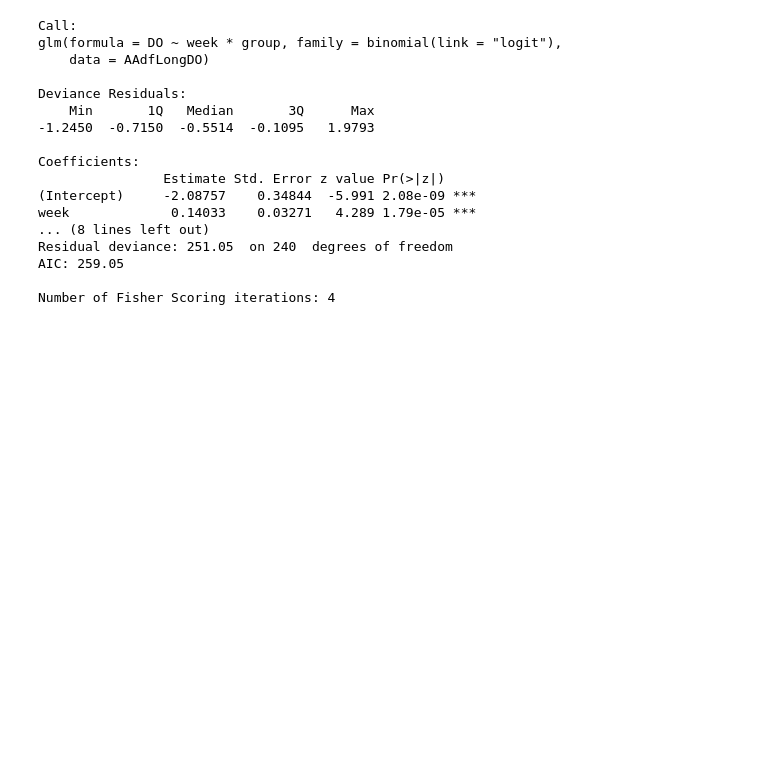
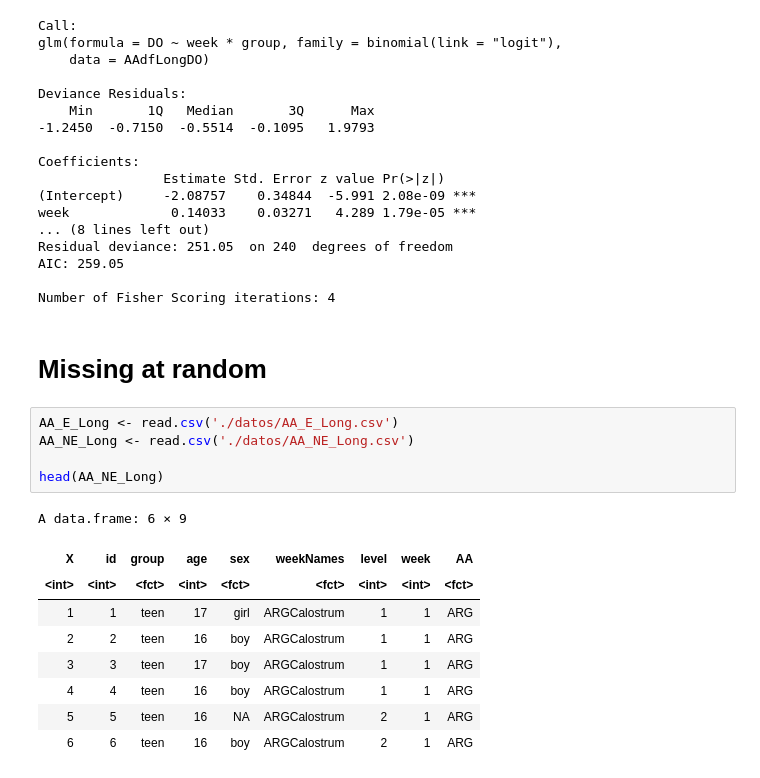
Before and after one commit to notblank/AA-leche-humana, a Jupyter notebook: Dropout patterns.ipynb, the cells around one changed output. Saved outputs shown, nothing was run; the diff lists cells and outputs as text; blank space fills up the shorter version.

```diff
--- a/Dropout patterns.ipynb
+++ b/Dropout patterns.ipynb
@@ -239,3 +239,20 @@ Residual deviance: 251.05  on 240  degrees of freedom
 AIC: 259.05
 
 Number of Fisher Scoring iterations: 4
+# %% [markdown]
+# Missing at random
+# %%
+AA_E_Long <- read.csv('./datos/AA_E_Long.csv')
+AA_NE_Long <- read.csv('./datos/AA_NE_Long.csv')
+
+head(AA_NE_Long)
+# %% [output]
+A data.frame: 6 × 9
+| X | id | group | age | sex | weekNames | level | week | AA |
+| <int> | <int> | <fct> | <int> | <fct> | <fct> | <int> | <int> | <fct> |
+| 1 | 1 | teen | 17 | girl | ARGCalostrum | 1 | 1 | ARG |
+| 2 | 2 | teen | 16 | boy | ARGCalostrum | 1 | 1 | ARG |
+| 3 | 3 | teen | 17 | boy | ARGCalostrum | 1 | 1 | ARG |
+| 4 | 4 | teen | 16 | boy | ARGCalostrum | 1 | 1 | ARG |
+| 5 | 5 | teen | 16 | NA | ARGCalostrum | 2 | 1 | ARG |
+| 6 | 6 | teen | 16 | boy | ARGCalostrum | 2 | 1 | ARG |
```
Also changed, not shown: parts of 1 cell of this notebook, 1 other file.
